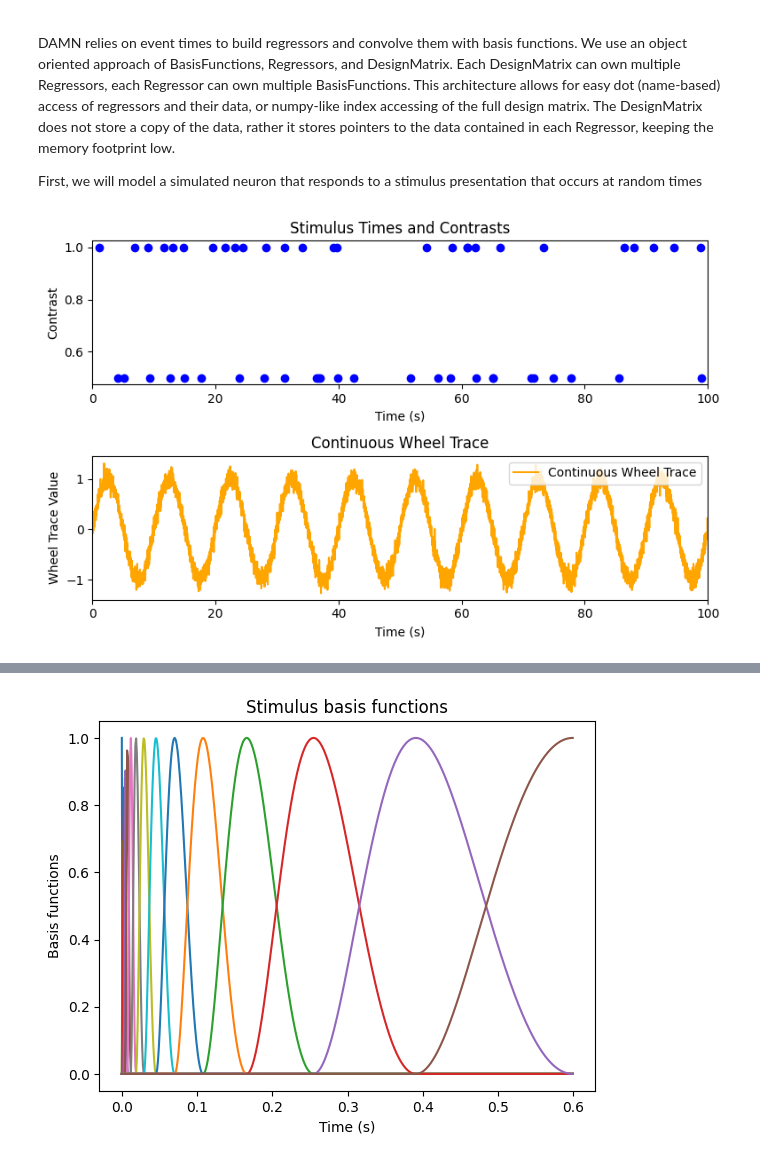
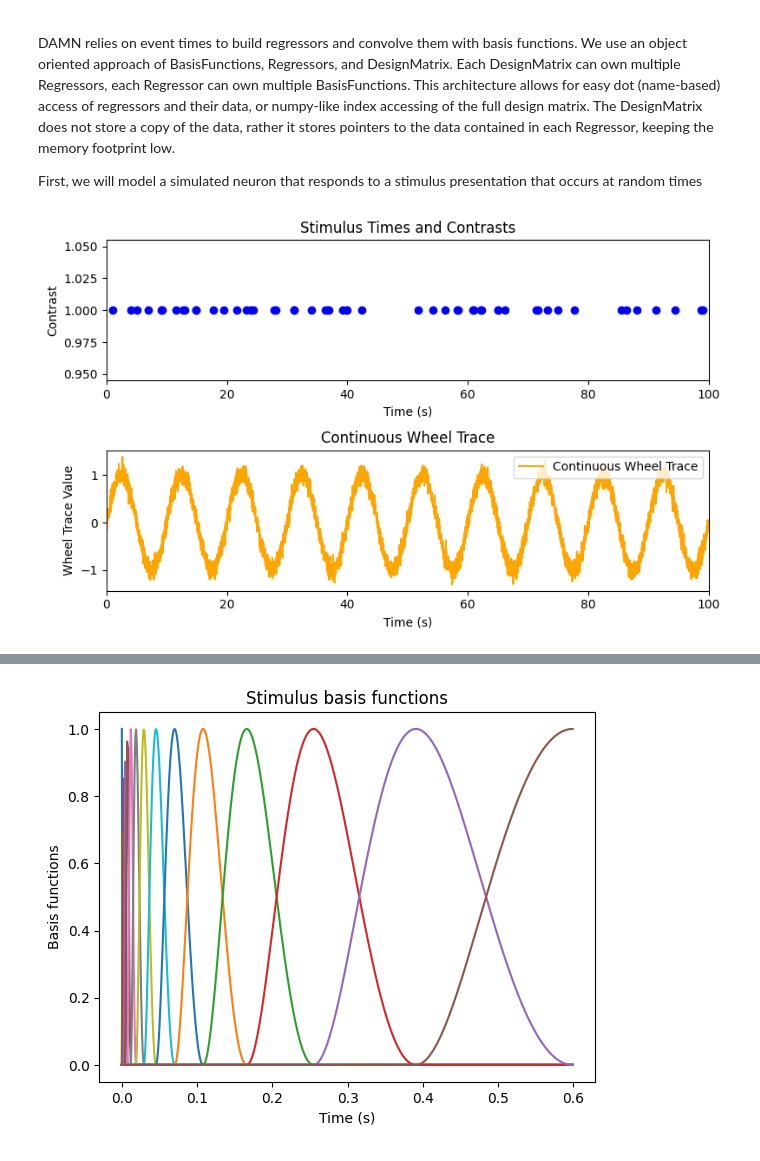
Before and after one commit to mdmelin/DAMN, a Jupyter notebook: examples/1_build_design_matrix.ipynb, the cells around one changed output, grey strips where cells are left out. Drawn from its saved outputs; the diff is of its cells as text; code cells hidden in the pictures.

```diff
--- a/examples/1_build_design_matrix.ipynb
+++ b/examples/1_build_design_matrix.ipynb
@@ -11,38 +11,38 @@ np.random.seed(42)
 # simulate some data for stimulus times, contrasts, and a continuous wheel trace
 nstims = 100
 len_time = 200 # total time in seconds
-stim_vals = [0.5, 1.0]
+stim_vals = [1,]
 
 stim_times = np.random.uniform(0, len_time, nstims) # random stimulus times
 stim_contrasts = np.random.choice(stim_vals, size=nstims) # Random contrasts for each stimulus
 
 # simulate a continuous wheel trace too
 wheel_timepoints = np.linspace(0, len_time, 10000) # Time points corresponding to the wheel trace
 continuous_wheel_trace = np.sin(2 * np.pi * wheel_timepoints / 10) + 0.1 * np.random.randn(len(wheel_timepoints))
 
 # parameters for binning the data when we eventually build the design matrix
 BINWIDTH_S = 1 / 1000 # 1ms bins
 PRE_S = 0.5 # 500ms before stimulus
 POST_S = 1 # 500ms after stimulus
 
 # plot the stimulus times and contrasts, as well as the wheel trace
 plt.figure(figsize=(8, 5))
 plt.subplot(2, 1, 1)
 plt.scatter(stim_times, stim_contrasts, color='blue', label='Stimulus Times and Contrasts')
 plt.xlabel('Time (s)')
 plt.ylabel('Contrast')
 plt.title('Stimulus Times and Contrasts')
 plt.xlim(0, 100)
 plt.subplot(2, 1, 2)
 plt.plot(wheel_timepoints, continuous_wheel_trace, color='orange', label='Continuous Wheel Trace')
 plt.xlabel('Time (s)')
 plt.ylabel('Wheel Trace Value')
 plt.title('Continuous Wheel Trace')
 plt.xlim(0, 100)
 plt.legend()
 plt.tight_layout()
 # %% [output]
-[figure, old version]
+[figure, new version]
 # %%
 # create a simulated neuron that responds to the stimulus with a certain latency and amplitude
 def generate_spike_times(stim_times, stim_contrasts, latency=.06, amplitude=5):
```
Also changed, not shown: parts of 5 cells of this notebook, 3 other files.
